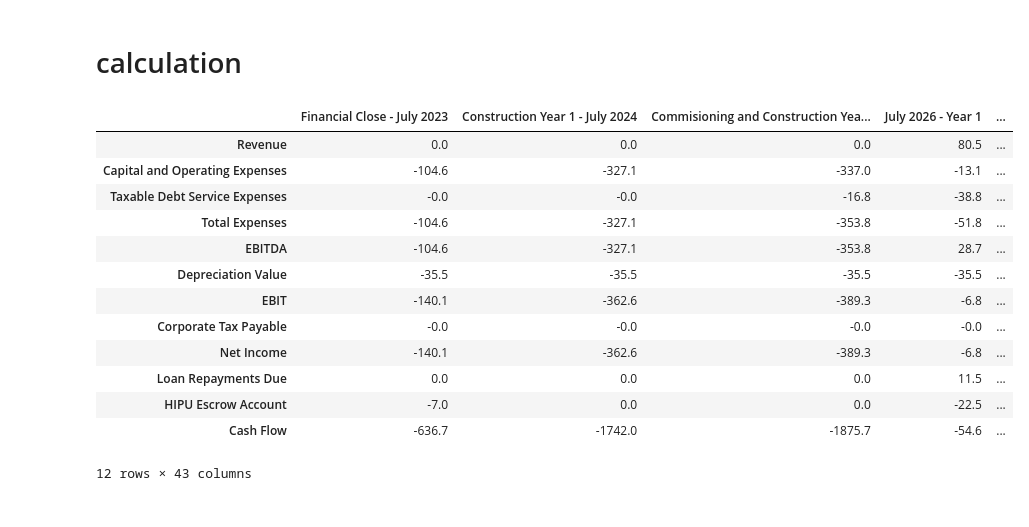
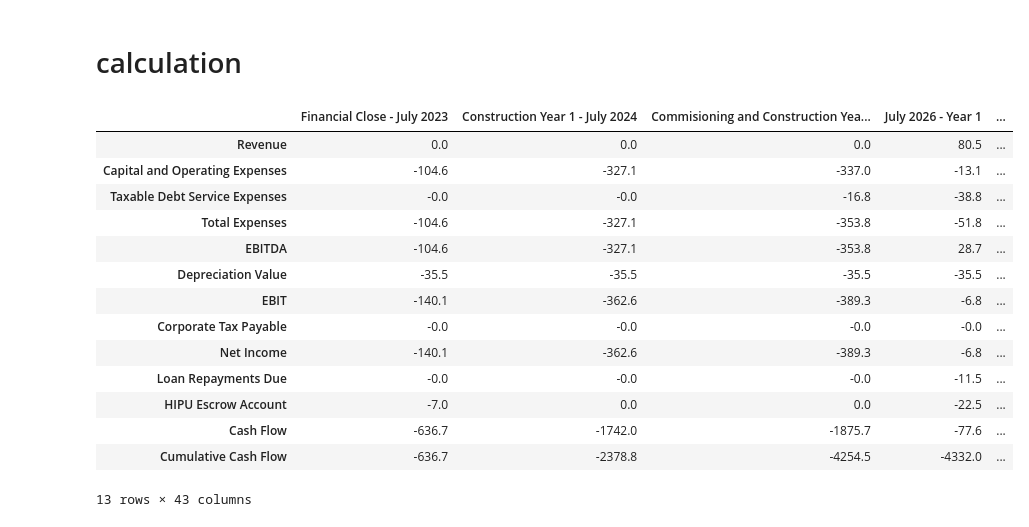
Before and after one commit to juliet29/projectFinance, a Jupyter notebook: analysis/eval.ipynb, the cells around one changed output. Cells and saved outputs as stored; diff of their text form; code cells hidden in the pictures.

Commit message:
cumulative cash flow

```diff
--- a/analysis/eval.ipynb
+++ b/analysis/eval.ipynb
@@ -54,6 +54,9 @@ dep_df
 | Depreciation | 35500000.0 | 35500000.0 | 35500000.0 | 35500000.0 | ... |
 # %% [markdown]
 # calculation
+# %%
+def format_df(df):
+    return (df/1e6).round(decimals=1)
 # %%
 df0 = pd.DataFrame( columns=year_col_names)
 
@@ -76,36 +79,39 @@ df0.loc["EBITDA"] = df0.loc["Revenue"] + df0.loc["Total Expenses"]
 df0.loc["Depreciation Value"] = dep_df.loc["Depreciation"]*-1
 df0 = df0.fillna(0)
 
 
 # taxable income/loss, also earnings after depreciation
 df0.loc["EBIT"] = df0.loc["EBITDA"] + df0.loc["Depreciation Value"]
 
 # tax credit to recieve/ tax to pay
 df0.loc["Corporate Tax Payable"] = df0.loc["EBIT"] .apply(lambda x: max(x* corp_tax_rate,0))*-1
 
 
 df0.loc["Net Income"] = df0.loc["EBIT"] + df0.loc["Corporate Tax Payable"]
 
-df0.loc["Loan Repayments Due"] = debt_service_df.loc["Prinicpal Payment"]
+df0.loc["Loan Repayments Due"] = debt_service_df.loc["Prinicpal Payment"]*-1
 
 df0.loc["HIPU Escrow Account"] = [i*-1 for i in hipu_escrow_full]
 
 df0.loc["Cash Flow"] = df0.sum(axis=0)
 
+df0.loc["Cumulative Cash Flow"] = df0.loc["Cash Flow"].cumsum()
 
-(df0/1e6).round(decimals=1)
+
+format_df(df0)
 # %% [output]
 |  | Financial Close - July 2023 | Construction Year 1 - July 2024 | Commisioning and Construction Yea... | July 2026 - Year 1 | ... |
 | Revenue | 0.0 | 0.0 | 0.0 | 80.5 | ... |
 | Capital and Operating Expenses | -104.6 | -327.1 | -337.0 | -13.1 | ... |
 | Taxable Debt Service Expenses | -0.0 | -0.0 | -16.8 | -38.8 | ... |
 | Total Expenses | -104.6 | -327.1 | -353.8 | -51.8 | ... |
 | EBITDA | -104.6 | -327.1 | -353.8 | 28.7 | ... |
 | Depreciation Value | -35.5 | -35.5 | -35.5 | -35.5 | ... |
 | EBIT | -140.1 | -362.6 | -389.3 | -6.8 | ... |
 | Corporate Tax Payable | -0.0 | -0.0 | -0.0 | -0.0 | ... |
 | Net Income | -140.1 | -362.6 | -389.3 | -6.8 | ... |
-| Loan Repayments Due | 0.0 | 0.0 | 0.0 | 11.5 | ... |
+| Loan Repayments Due | -0.0 | -0.0 | -0.0 | -11.5 | ... |
 | HIPU Escrow Account | -7.0 | 0.0 | 0.0 | -22.5 | ... |
-| Cash Flow | -636.7 | -1742.0 | -1875.7 | -54.6 | ... |
+| Cash Flow | -636.7 | -1742.0 | -1875.7 | -77.6 | ... |
+| Cumulative Cash Flow | -636.7 | -2378.8 | -4254.5 | -4332.0 | ... |
-12 rows × 43 columns
+13 rows × 43 columns
```
